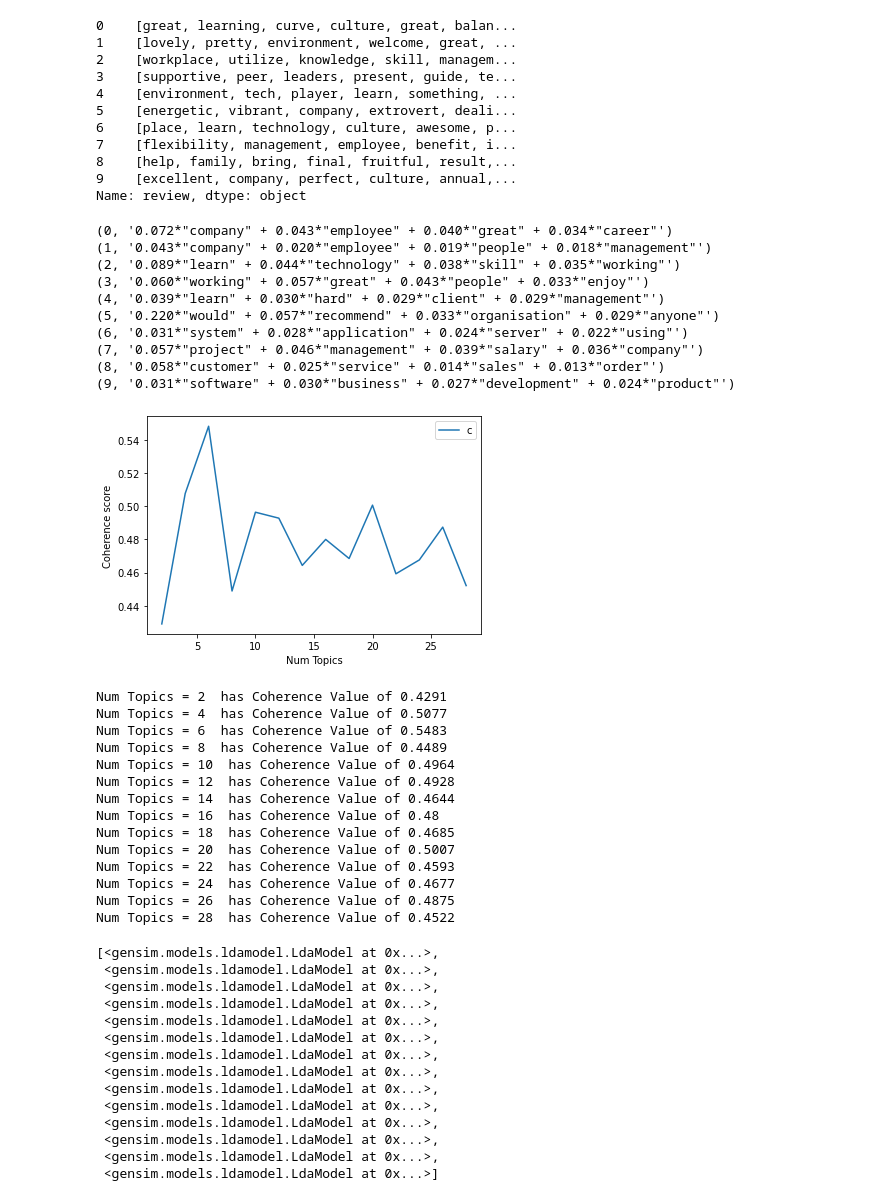
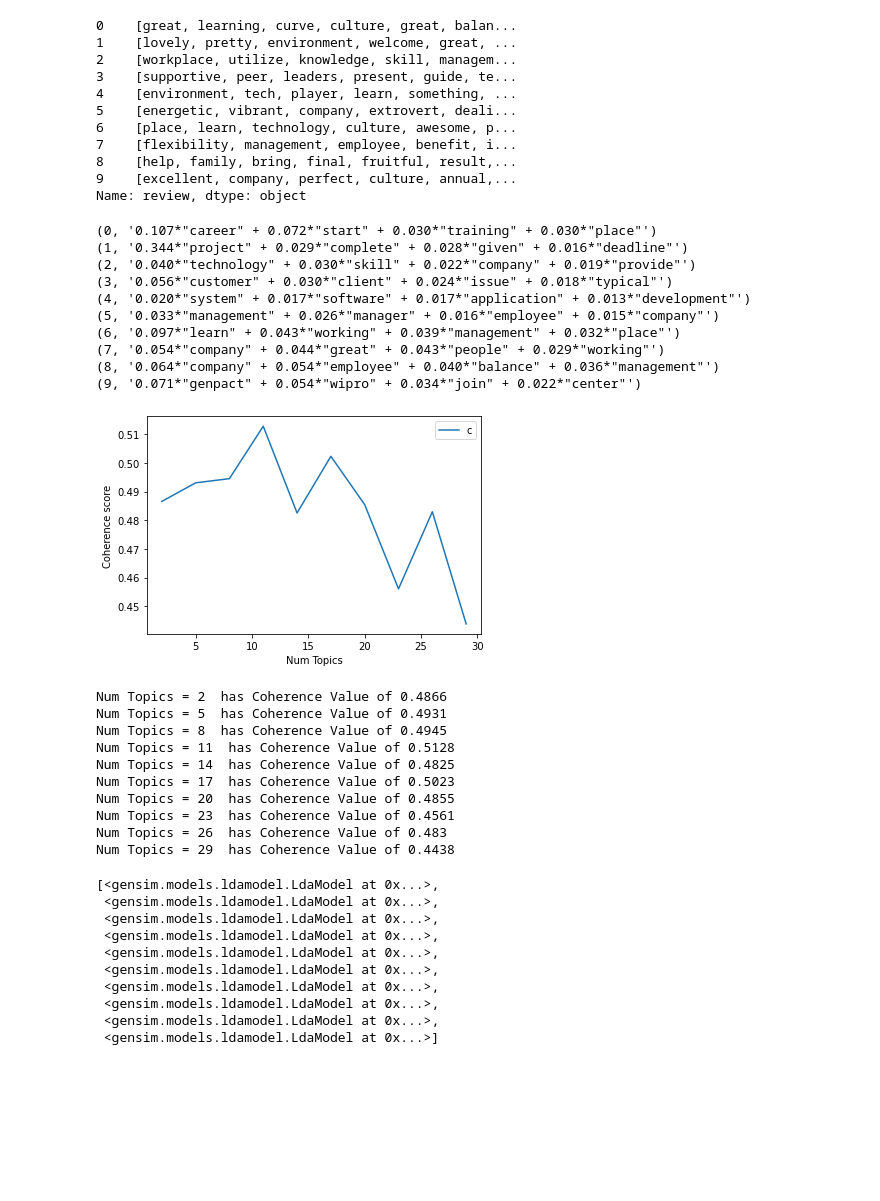
Before and after one commit to toadies/smu-ds-opinion-mining-co-reviews, a Jupyter notebook: notebooks/Section 4 - 1 - LDA.ipynb, the cells around one changed output. Drawn from its saved outputs; the diff is of its cells as text; code cells hidden in the pictures; blank space fills up the shorter version.

```diff
--- a/notebooks/Section 4 - 1 - LDA.ipynb
+++ b/notebooks/Section 4 - 1 - LDA.ipynb
@@ -102,23 +109,23 @@ from gensim import corpora
 dictionary = corpora.Dictionary(processed_docs)
 corpus = [dictionary.doc2bow(text) for text in processed_docs]
 # %%
-NUM_TOPICS = 10
-ldamodel = gensim.models.ldamodel.LdaModel(corpus, num_topics = NUM_TOPICS, id2word=dictionary, passes=15)
-ldamodel.save('model5.gensim')
+num_topics = 10
+ldamodel = gensim.models.ldamodel.LdaModel(corpus, num_topics = num_topics, id2word=dictionary, passes=15)
+#ldamodel.save('model5.gensim')
 topics = ldamodel.print_topics(num_words=4)
 for topic in topics:
     print(topic)
 # %% [output]
-(0, '0.072*"company" + 0.043*"employee" + 0.040*"great" + 0.034*"career"')
-(1, '0.043*"company" + 0.020*"employee" + 0.019*"people" + 0.018*"management"')
-(2, '0.089*"learn" + 0.044*"technology" + 0.038*"skill" + 0.035*"working"')
-(3, '0.060*"working" + 0.057*"great" + 0.043*"people" + 0.033*"enjoy"')
-(4, '0.039*"learn" + 0.030*"hard" + 0.029*"client" + 0.029*"management"')
-(5, '0.220*"would" + 0.057*"recommend" + 0.033*"organisation" + 0.029*"anyone"')
-(6, '0.031*"system" + 0.028*"application" + 0.024*"server" + 0.022*"using"')
-(7, '0.057*"project" + 0.046*"management" + 0.039*"salary" + 0.036*"company"')
-(8, '0.058*"customer" + 0.025*"service" + 0.014*"sales" + 0.013*"order"')
-(9, '0.031*"software" + 0.030*"business" + 0.027*"development" + 0.024*"product"')
+(0, '0.107*"career" + 0.072*"start" + 0.030*"training" + 0.030*"place"')
+(1, '0.344*"project" + 0.029*"complete" + 0.028*"given" + 0.016*"deadline"')
+(2, '0.040*"technology" + 0.030*"skill" + 0.022*"company" + 0.019*"provide"')
+(3, '0.056*"customer" + 0.030*"client" + 0.024*"issue" + 0.018*"typical"')
+(4, '0.020*"system" + 0.017*"software" + 0.017*"application" + 0.013*"development"')
+(5, '0.033*"management" + 0.026*"manager" + 0.016*"employee" + 0.015*"company"')
+(6, '0.097*"learn" + 0.043*"working" + 0.039*"management" + 0.032*"place"')
+(7, '0.054*"company" + 0.044*"great" + 0.043*"people" + 0.029*"working"')
+(8, '0.064*"company" + 0.054*"employee" + 0.040*"balance" + 0.036*"management"')
+(9, '0.071*"genpact" + 0.054*"wipro" + 0.034*"join" + 0.022*"center"')
 # %%
 def compute_coherence_values(dictionary, corpus, texts, limit, start=2, step=3):
     """
@@ -146,37 +153,33 @@ def compute_coherence_values(dictionary, corpus, texts, limit, start=2, step=3):
 
     return model_list, coherence_values
 # %%
-model_list, coherence_values = compute_coherence_values(dictionary=dictionary, corpus=corpus, texts=processed_docs, start=2, limit=30, step=2)
+model_list, coherence_values = compute_coherence_values(dictionary=dictionary, corpus=corpus, texts=processed_docs, start=2, limit=30, step=3)
 # %%
 # Show graph
-limit=30; start=2; step=2;
+limit=30; start=2; step=3;
 x = range(start, limit, step)
 plt.plot(x, coherence_values)
 plt.xlabel("Num Topics")
 plt.ylabel("Coherence score")
 plt.legend(("coherence_values"), loc='best')
 plt.show()
 # %% [output]
-[figure, old version]
+[figure, new version]
 # %%
 # Print the coherence scores
 for m, cv in zip(x, coherence_values):
     print("Num Topics =", m, " has Coherence Value of", round(cv, 4))
 # %% [output]
-Num Topics = 2  has Coherence Value of 0.4291
-Num Topics = 4  has Coherence Value of 0.5077
-Num Topics = 6  has Coherence Value of 0.5483
-Num Topics = 8  has Coherence Value of 0.4489
-Num Topics = 10  has Coherence Value of 0.4964
-Num Topics = 12  has Coherence Value of 0.4928
-Num Topics = 14  has Coherence Value of 0.4644
-Num Topics = 16  has Coherence Value of 0.48
-Num Topics = 18  has Coherence Value of 0.4685
-Num Topics = 20  has Coherence Value of 0.5007
-Num Topics = 22  has Coherence Value of 0.4593
-Num Topics = 24  has Coherence Value of 0.4677
-Num Topics = 26  has Coherence Value of 0.4875
-Num Topics = 28  has Coherence Value of 0.4522
+Num Topics = 2  has Coherence Value of 0.4866
+Num Topics = 5  has Coherence Value of 0.4931
+Num Topics = 8  has Coherence Value of 0.4945
+Num Topics = 11  has Coherence Value of 0.5128
+Num Topics = 14  has Coherence Value of 0.4825
+Num Topics = 17  has Coherence Value of 0.5023
+Num Topics = 20  has Coherence Value of 0.4855
+Num Topics = 23  has Coherence Value of 0.4561
+Num Topics = 26  has Coherence Value of 0.483
+Num Topics = 29  has Coherence Value of 0.4438
 # %%
 model_list
 # %% [output]
@@ -189,10 +192,6 @@ model_list
  <gensim.models.ldamodel.LdaModel at 0x...>,
  <gensim.models.ldamodel.LdaModel at 0x...>,
  <gensim.models.ldamodel.LdaModel at 0x...>,
- <gensim.models.ldamodel.LdaModel at 0x...>,
- <gensim.models.ldamodel.LdaModel at 0x...>,
- <gensim.models.ldamodel.LdaModel at 0x...>,
- <gensim.models.ldamodel.LdaModel at 0x...>,
  <gensim.models.ldamodel.LdaModel at 0x...>]
 # %%
 coherence_values
```
Also changed, not shown: parts of 20 cells of this notebook.
